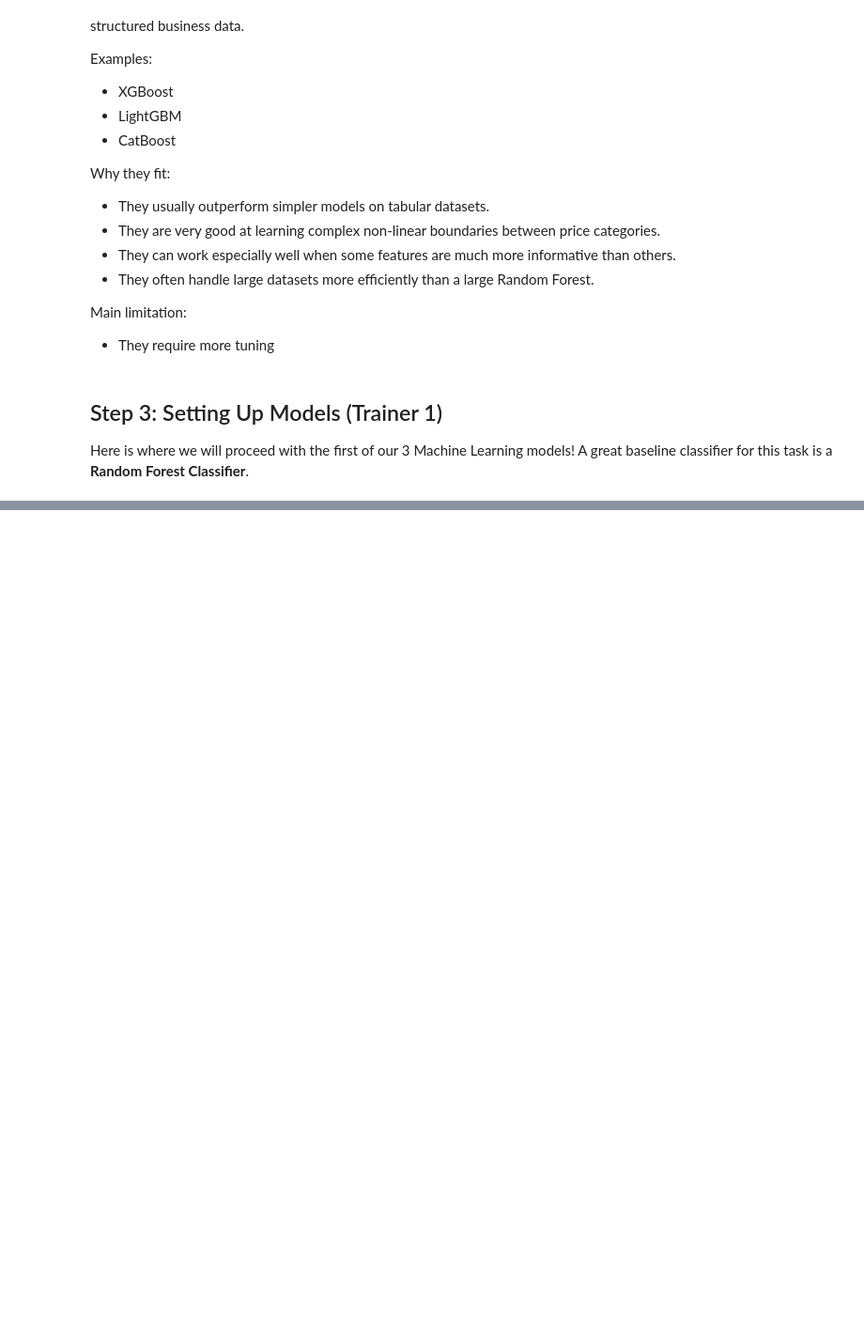
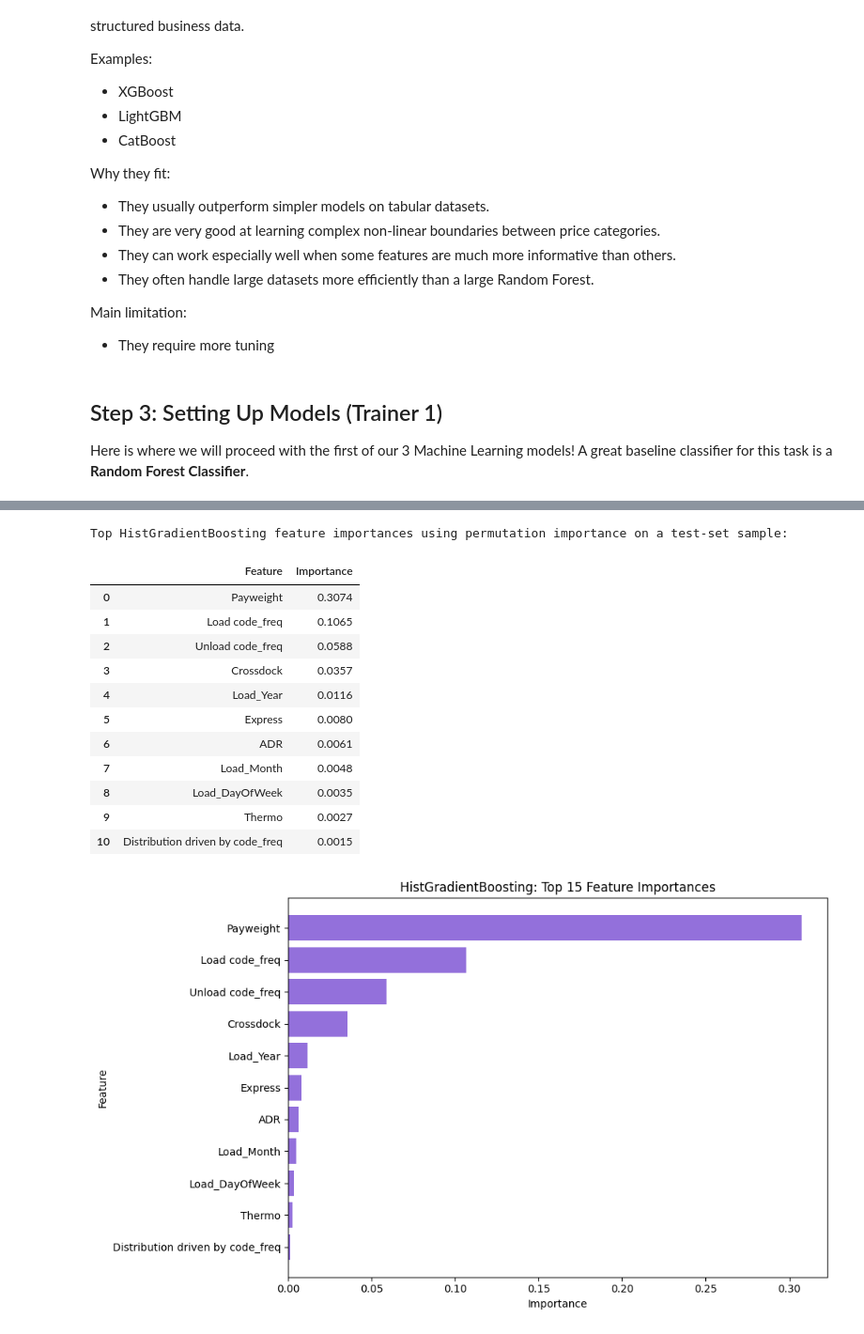
Before and after one commit to nikimono02/3_trainers_and_3_models, a Jupyter notebook: model_training_pipeline.ipynb, the cells around one changed output, grey strips where cells are left out. Shown at 94% size. Cells and saved outputs as stored; diff of their text form; code cells hidden in the pictures; blank space fills up the shorter version.

```diff
--- a/model_training_pipeline.ipynb
+++ b/model_training_pipeline.ipynb
@@ -435,0 +716,61 @@ rf_model = RandomForestClassifier(n_estimators=100, random_state=42, n_jobs=-1)
+# %%
+from sklearn.inspection import permutation_importance
+
+boosted_importance_values = getattr(boosted_model, 'feature_importances_', None)
+importance_source = 'built-in tree importance'
+
+if boosted_importance_values is None:
+    importance_source = 'permutation importance on a test-set sample'
+    sample_size = min(20000, len(X_test))
+    X_importance = X_test.sample(n=sample_size, random_state=42)
+    y_importance = y_test.loc[X_importance.index]
+
+    permutation_scores = permutation_importance(
+        boosted_model,
+        X_importance,
+        y_importance,
+        n_repeats=3,
+        random_state=42,
+        scoring='f1_weighted',
+        n_jobs=-1
+    )
+    boosted_importance_values = permutation_scores.importances_mean
+
+boosted_importance = (
+    pd.DataFrame({
+        'Feature': X_train.columns,
+        'Importance': boosted_importance_values
+    })
+    .sort_values('Importance', ascending=False)
+    .reset_index(drop=True)
+)
+
+print(f'Top {boosted_model_name} feature importances using {importance_source}:')
+display(boosted_importance.head(15).style.format({'Importance': '{:.4f}'}))
+
+plt.figure(figsize=(10, 6))
+plt.barh(
+    boosted_importance.head(15)['Feature'][::-1],
+    boosted_importance.head(15)['Importance'][::-1],
+    color='mediumpurple'
+)
+plt.xlabel('Importance')
+plt.ylabel('Feature')
+plt.title(f'{boosted_model_name}: Top 15 Feature Importances')
+plt.tight_layout()
+plt.show()
+# %% [output]
+Top HistGradientBoosting feature importances using permutation importance on a test-set sample:
+|  | Feature | Importance |
+| 0 | Payweight | 0.3074 |
+| 1 | Load code_freq | 0.1065 |
+| 2 | Unload code_freq | 0.0588 |
+| 3 | Crossdock | 0.0357 |
+| 4 | Load_Year | 0.0116 |
+| 5 | Express | 0.0080 |
+| 6 | ADR | 0.0061 |
+| 7 | Load_Month | 0.0048 |
+| 8 | Load_DayOfWeek | 0.0035 |
+| 9 | Thermo | 0.0027 |
+| 10 | Distribution driven by code_freq | 0.0015 |
+[figure, added]
```
Also changed, not shown: parts of 24 cells of this notebook.
